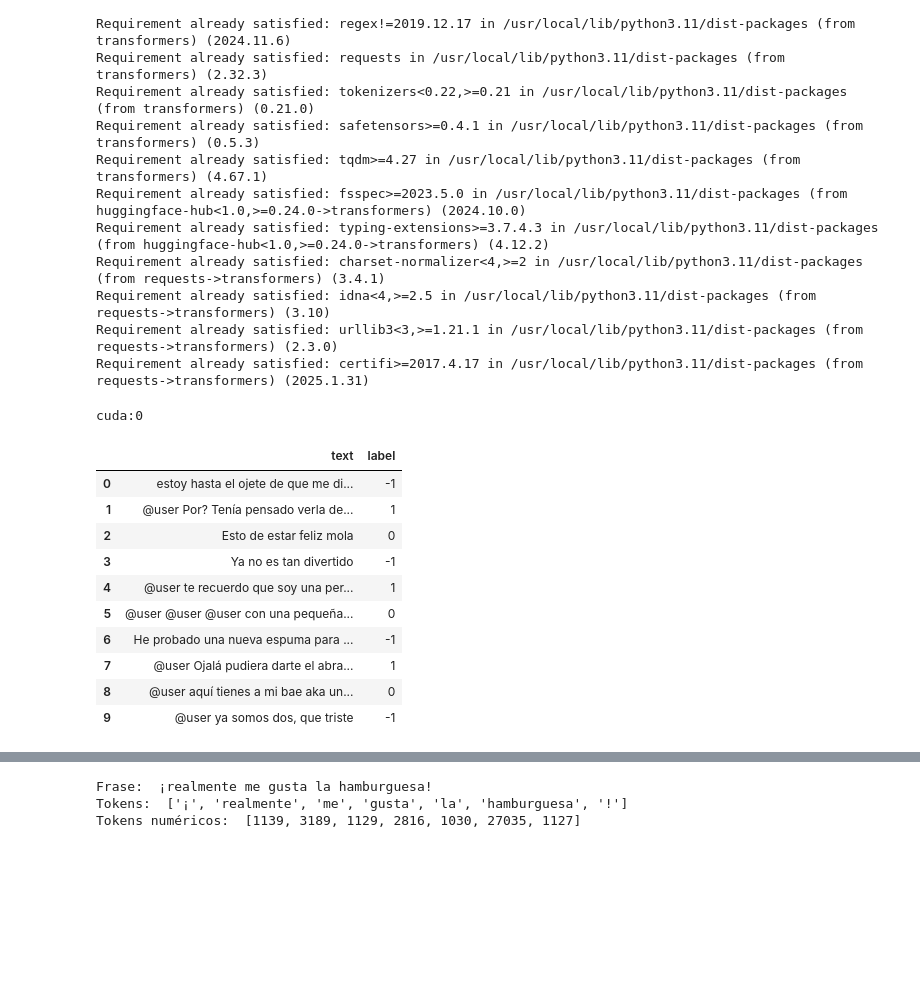
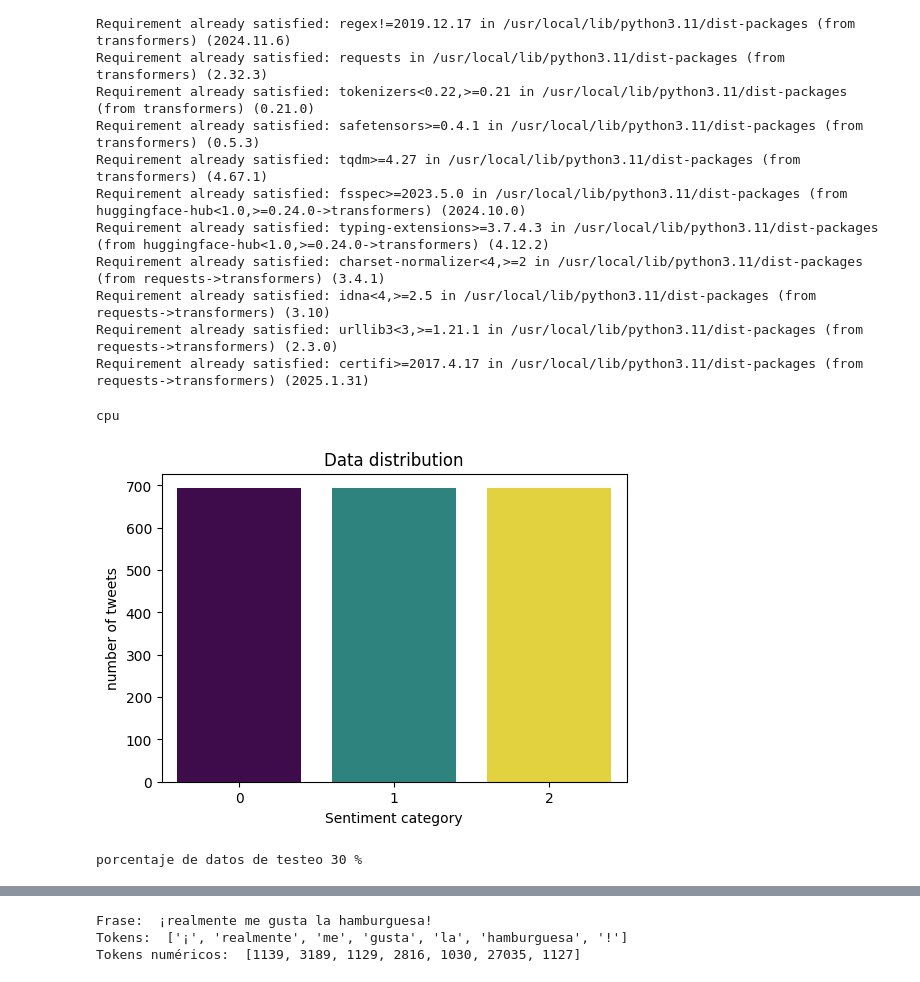
Before and after one commit to ivanpalenciab/Sentiment-analysis, a Jupyter notebook: sentiment_analysis.ipynb, the cells around one changed output, grey strips where cells are left out. Saved outputs shown, nothing was run; the diff lists cells and outputs as text; code cells hidden in the pictures; blank space fills up the shorter version.

Commit message:
Second train

```diff
--- a/sentiment_analysis.ipynb
+++ b/sentiment_analysis.ipynb
@@ -39,28 +43,40 @@ RANDOM_SEED = 30
 MAX_LEN = 200
 FILE_ROUTE = "/content/drive/MyDrive/Sentiment analysis/Datos/"
 BATCH_SIZE = 16
-NCLASSES = 2
+NCLASSES = 3
 
 np.random.seed(RANDOM_SEED)
 torch.manual_seed(RANDOM_SEED)
 device = torch.device("cuda:0" if torch.cuda.is_available() else "cpu")
 print(device)
 # %% [output]
-cuda:0
+cpu
 # %%
-df_train= pd.read_parquet(f"{FILE_ROUTE}spanish%2Fmultilingual-sentiments-train.parquet")
-df_train["label"] = df["label"].replace({0: 1, 1: 0, 2: -1})
-df_train.drop("source",axis=1,inplace=True)
-df_train.head(10)
+#First dataset Import
+df= pd.read_parquet(f"{FILE_ROUTE}spanish%2Fmultilingual-sentiments-train.parquet")
+df.drop("source",axis=1,inplace=True)
-# %% [output]
-|  | text | label |
-| 0 | estoy hasta el ojete de que me di... | -1 |
-| 1 | @user Por? Tenía pensado verla de... | 1 |
-| 2 | Esto de estar feliz mola | 0 |
-| 3 | Ya no es tan divertido | -1 |
-| 4 | @user te recuerdo que soy una per... | 1 |
-| 5 | @user @user @user con una pequeña... | 0 |
-| 6 | He probado una nueva espuma para ... | -1 |
-| 7 | @user Ojalá pudiera darte el abra... | 1 |
-| 8 | @user aquí tienes a mi bae aka un... | 0 |
-| 9 | @user ya somos dos, que triste | -1 |
+# %%
+#Second dataframe imported
+df_2 = pd.read_parquet(f"{FILE_ROUTE}spanish%2Fmultilingual-sentiments-test.parquet")
+df_2.drop("source",axis=1,inplace=True)
+# %%
+df_sampled = df_2.groupby('label').sample(n=80, random_state=RANDOM_SEED)
+df_train = pd.concat([df, df_sampled])
+test_df = df_2.drop(df_sampled.index)
+# %%
+plt.figure(figsize=(6,4))
+sns.countplot(x=df_train["label"], hue=df_train["label"], palette="viridis", legend=False)
+
+# Etiquetas y título
+plt.xlabel("Sentiment category")
+plt.ylabel("number of tweets")
+plt.title("Data distribution")
+
+# Mostrar gráfico
+plt.show()
+# %% [output]
+[figure, added]
+# %%
+print(f"porcentaje de datos de testeo {round(test_df.shape[0]/df_train.shape[0]*100)} %")
+# %% [output]
+porcentaje de datos de testeo 30 %
```
Also changed, not shown: parts of 23 cells of this notebook.
